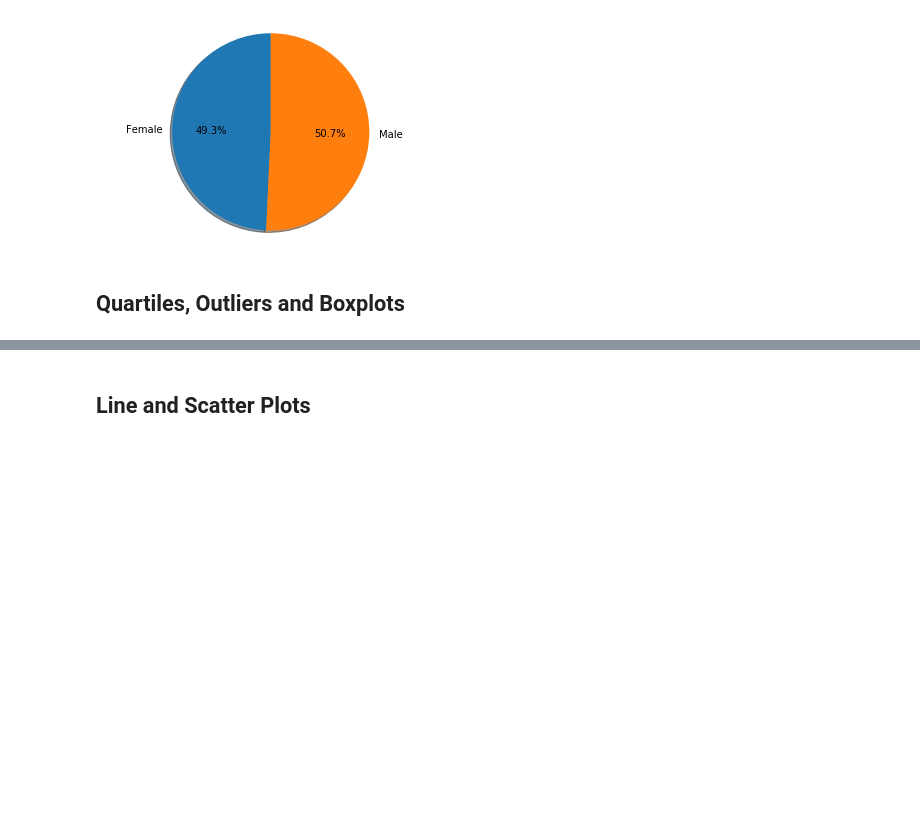
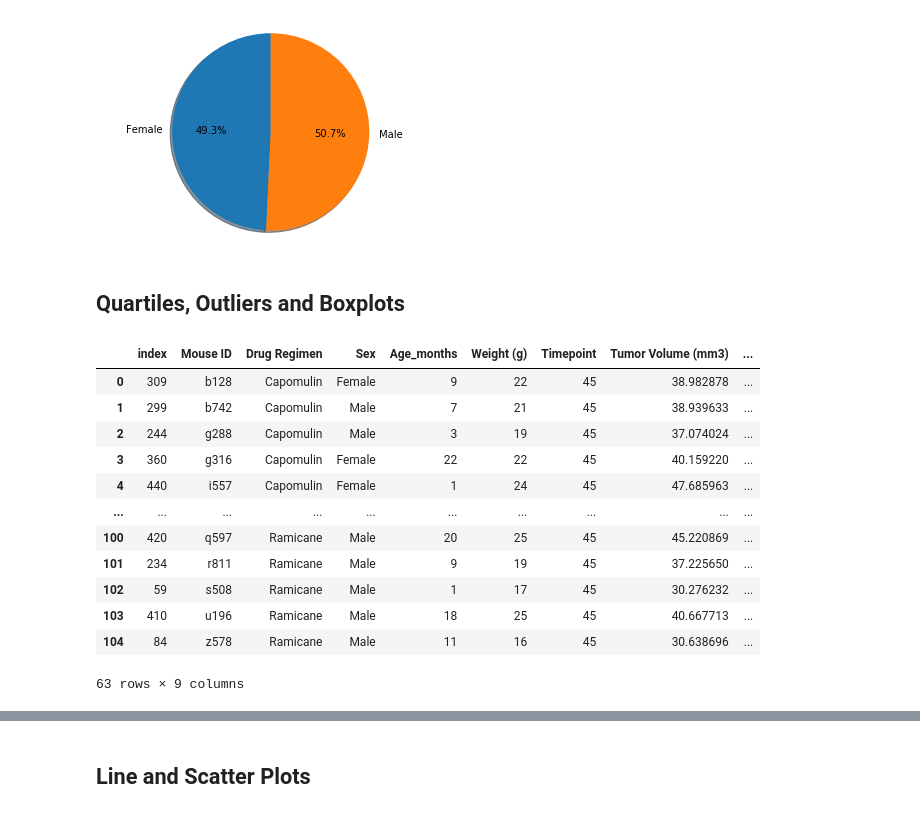
Before and after one commit to frangipani99/Pymaceuticals, a Jupyter notebook: pymaceuticals_starter.ipynb, the cells around one changed output, grey strips where cells are left out. Drawn from its saved outputs; the diff is of its cells as text; code cells hidden in the pictures; blank space fills up the shorter version.

```diff
--- a/pymaceuticals_starter.ipynb
+++ b/pymaceuticals_starter.ipynb
@@ -243,10 +237,34 @@ plt.axis("equal")
 # %%
 # Calculate the final tumor volume of each mouse across four of the treatment regimens:
 # Capomulin, Ramicane, Infubinol, and Ceftamin
 
+
+# Sort data by Drug Regime, Mouse ID and Timepoint
+tumor_volume = cleaned_mouse_study.sort_values(by=["Drug Regimen", "Mouse ID", "Timepoint"], ascending=True)
+
 # Start by getting the last (greatest) timepoint for each mouse
+max_time_df = tumor_volume.loc[tumor_volume["Timepoint"] == 45].reset_index()
+max_time_df
 
+#Drop any out of scope treatment regimens from data frame
+# Merge this group df with the original dataframe to get the tumor volume at the last timepoint
+filter_list = ["Ketapril","Naftisol","Placebo","Propriva","Stelasyn","Zoniferol"]
 
-# Merge this group df with the original dataframe to get the tumor volume at the last timepoint
+max_time_filtered_df = max_time_df[-max_time_df['Drug Regimen'].isin(filter_list)]
+max_time_filtered_df
+# %% [output]
+|  | index | Mouse ID | Drug Regimen | Sex | Age_months | Weight (g) | Timepoint | Tumor Volume (mm3) | ... |
+| 0 | 309 | b128 | Capomulin | Female | 9 | 22 | 45 | 38.982878 | ... |
+| 1 | 299 | b742 | Capomulin | Male | 7 | 21 | 45 | 38.939633 | ... |
+| 2 | 244 | g288 | Capomulin | Male | 3 | 19 | 45 | 37.074024 | ... |
+| 3 | 360 | g316 | Capomulin | Female | 22 | 22 | 45 | 40.159220 | ... |
+| 4 | 440 | i557 | Capomulin | Female | 1 | 24 | 45 | 47.685963 | ... |
+| ... | ... | ... | ... | ... | ... | ... | ... | ... | ... |
+| 100 | 420 | q597 | Ramicane | Male | 20 | 25 | 45 | 45.220869 | ... |
+| 101 | 234 | r811 | Ramicane | Male | 9 | 19 | 45 | 37.225650 | ... |
+| 102 | 59 | s508 | Ramicane | Male | 1 | 17 | 45 | 30.276232 | ... |
+| 103 | 410 | u196 | Ramicane | Male | 18 | 25 | 45 | 40.667713 | ... |
+| 104 | 84 | z578 | Ramicane | Male | 11 | 16 | 45 | 30.638696 | ... |
+63 rows × 9 columns
 # %%
 # Put treatments into a list for for loop (and later for plot labels)
```
Also changed, not shown: parts of 15 cells of this notebook, 3 other files.
